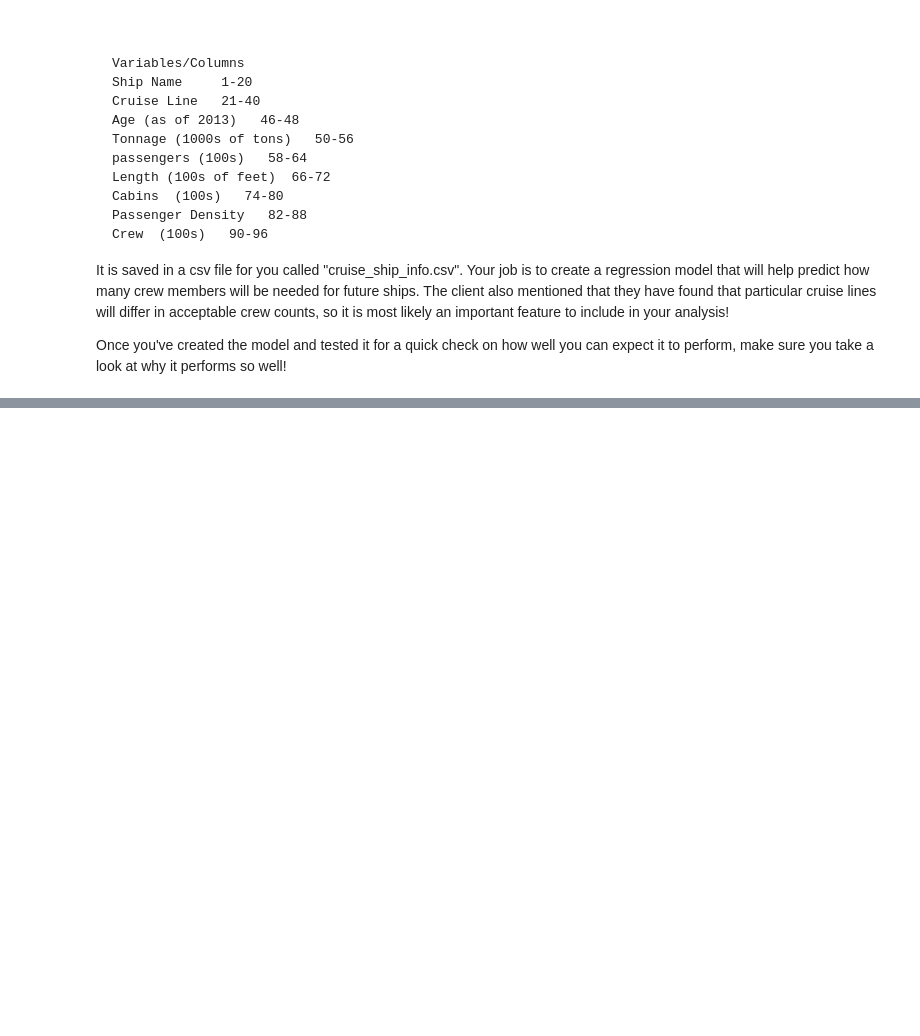
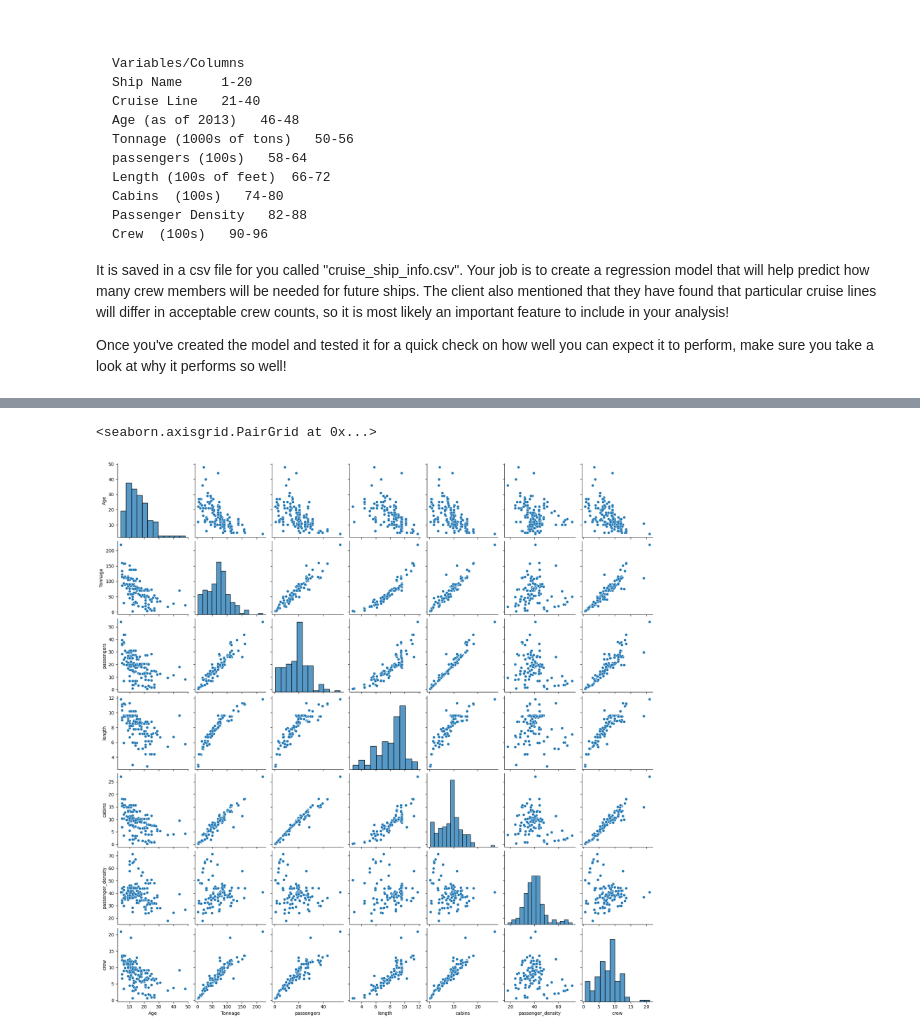
Before and after one commit to llasso05/py_spark_training, a Jupyter notebook: Python-and-Spark-for-Big-Data-master/Spark_for_Machine_Learning/Linear_Regression/Linear_Regression_Consulting_Project.ipynb, the cells around one changed output, grey strips where cells are left out. Cells and saved outputs as stored; diff of their text form; code cells hidden in the pictures; blank space fills up the shorter version.

Commit message:
Linear Reg consulting project completed

```diff
--- a/Python-and-Spark-for-Big-Data-master/Spark_for_Machine_Learning/Linear_Regression/Linear_Regression_Consulting_Project.ipynb
+++ b/Python-and-Spark-for-Big-Data-master/Spark_for_Machine_Learning/Linear_Regression/Linear_Regression_Consulting_Project.ipynb
@@ -29,0 +34,5 @@ Once you've created the model and tested it for a quick check on how well you ca
+# %%
+spark = SparkSession.builder.appName('linear_reg').getOrCreate()
+# %%
+df = spark.read.csv(r'C:\Users\LCL0512PA\repos\py_spark_training\Python-and-Spark-for-Big-Data-master\Spark_for_Machine_Learning\Linear_Regression\cruise_ship_info.csv',
+                    inferSchema = True, header = True)
@@ -29,0 +60,8 @@ Once you've created the model and tested it for a quick check on how well you ca
+# %%
+import seaborn as sns
+
+pd_df = df.toPandas()
+sns.pairplot(pd_df)
+# %% [output]
+<seaborn.axisgrid.PairGrid at 0x...>
+[figure, added]
```
Also changed, not shown: parts of 24 cells of this notebook.
